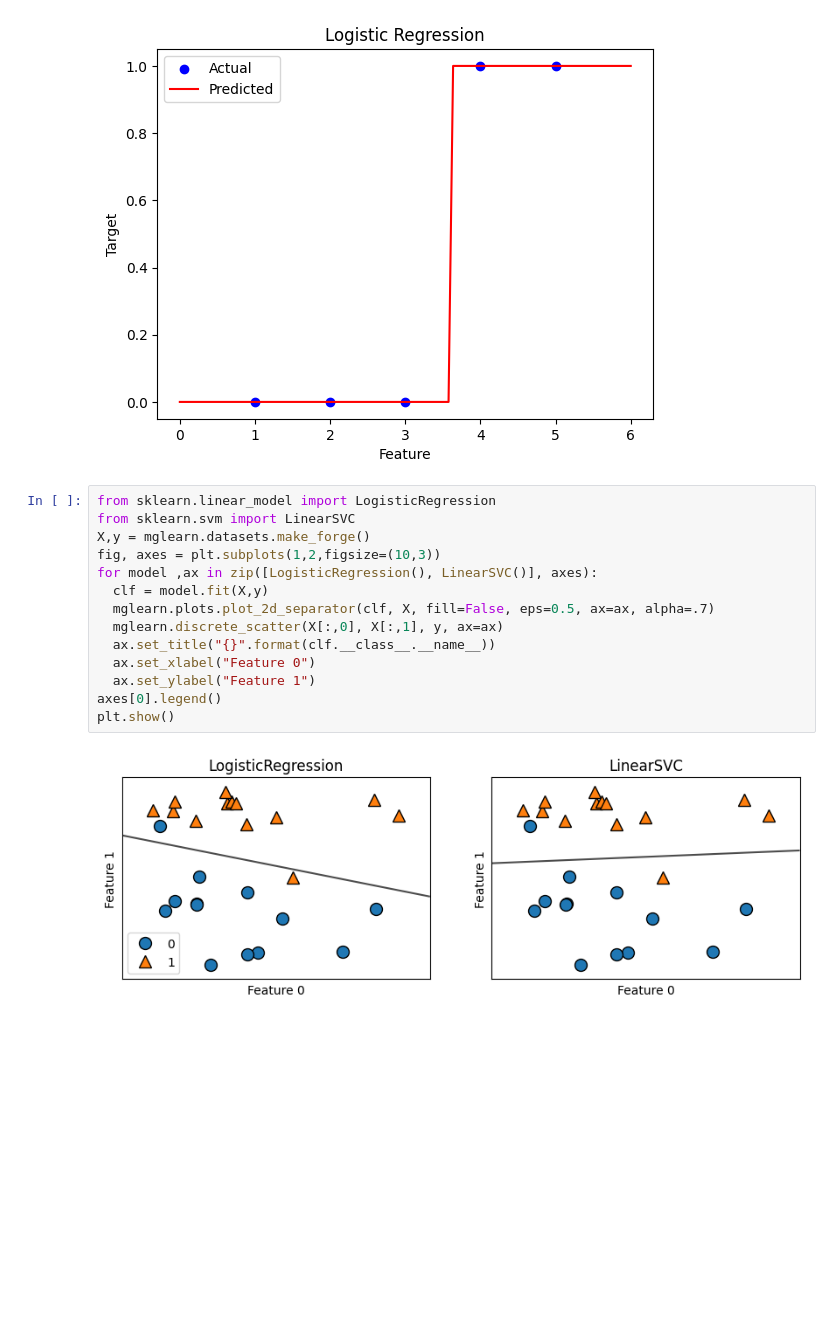
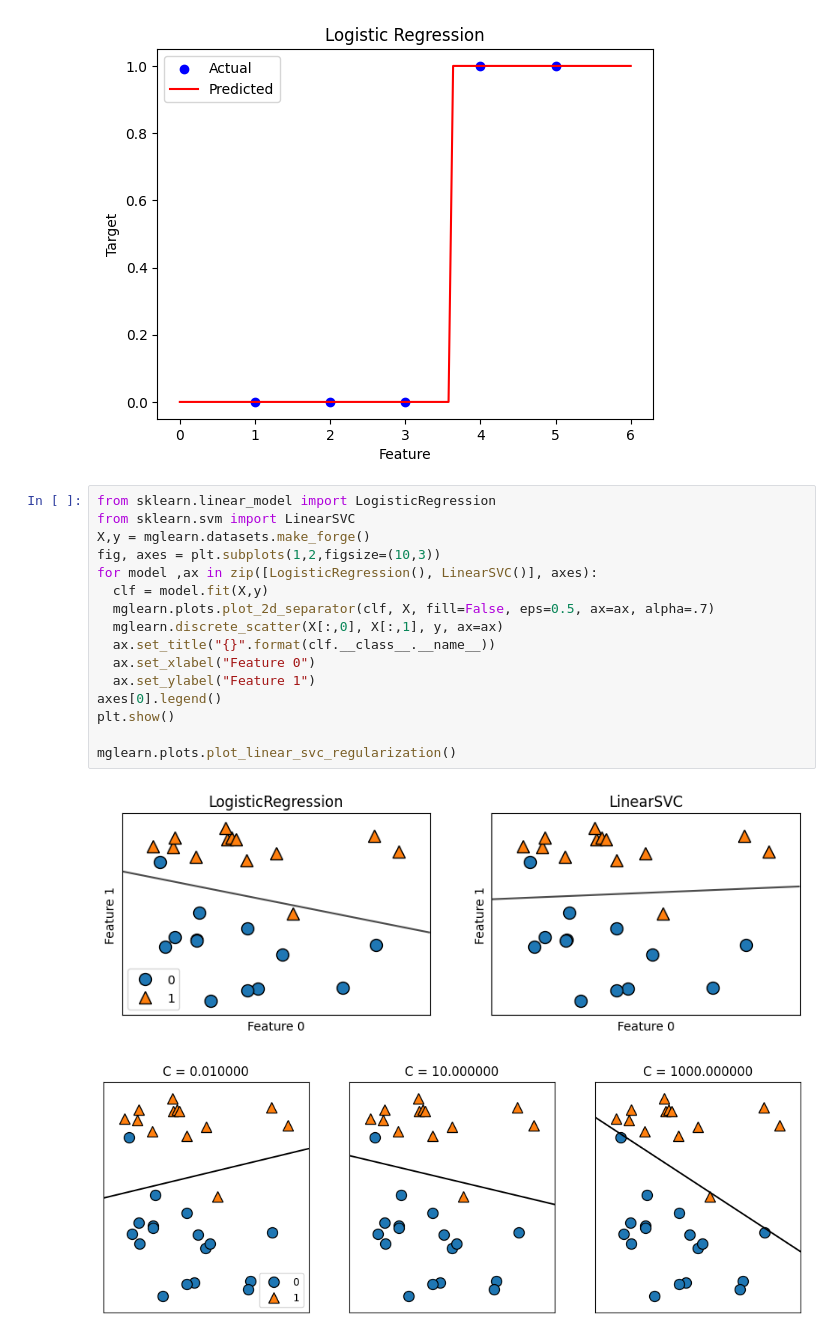
Before and after one commit to thakur785/sandbox_llm, a Jupyter notebook: AIOlympiad/LinearRegression.ipynb, the cells around one changed output. Drawn from its saved outputs; the diff is of its cells as text; blank space fills up the shorter version.

```diff
--- a/AIOlympiad/LinearRegression.ipynb
+++ b/AIOlympiad/LinearRegression.ipynb
@@ -316,16 +316,19 @@ plt.show()
 # %%
 from sklearn.linear_model import LogisticRegression
 from sklearn.svm import LinearSVC
 X,y = mglearn.datasets.make_forge()
 fig, axes = plt.subplots(1,2,figsize=(10,3))
 for model ,ax in zip([LogisticRegression(), LinearSVC()], axes):
   clf = model.fit(X,y)
   mglearn.plots.plot_2d_separator(clf, X, fill=False, eps=0.5, ax=ax, alpha=.7)
   mglearn.discrete_scatter(X[:,0], X[:,1], y, ax=ax)
   ax.set_title("{}".format(clf.__class__.__name__))
   ax.set_xlabel("Feature 0")
   ax.set_ylabel("Feature 1")
 axes[0].legend()
 plt.show()
+
+mglearn.plots.plot_linear_svc_regularization()
 # %% [output]
 [figure]
+[figure, added]
```
Also changed, not shown: parts of 2 cells of this notebook.
